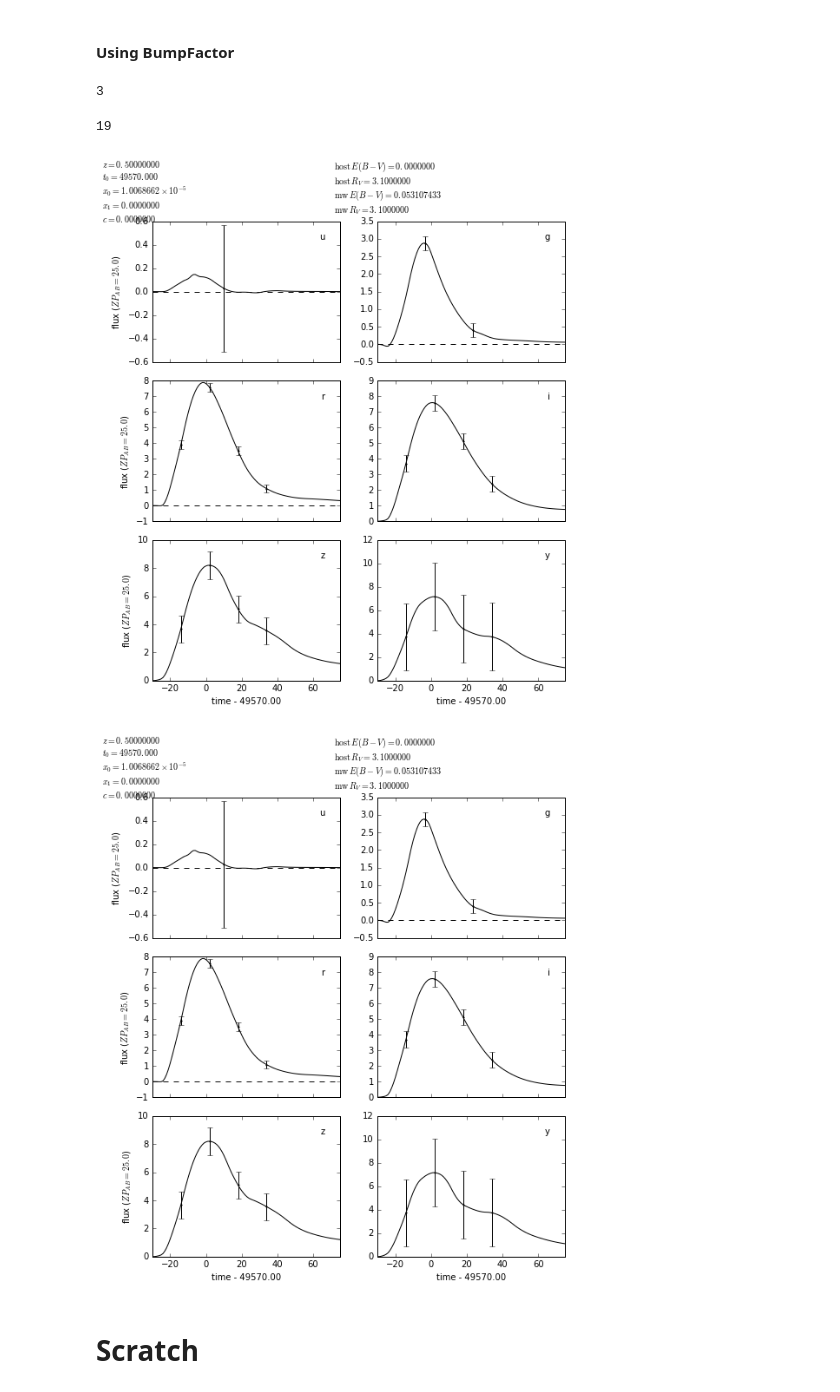
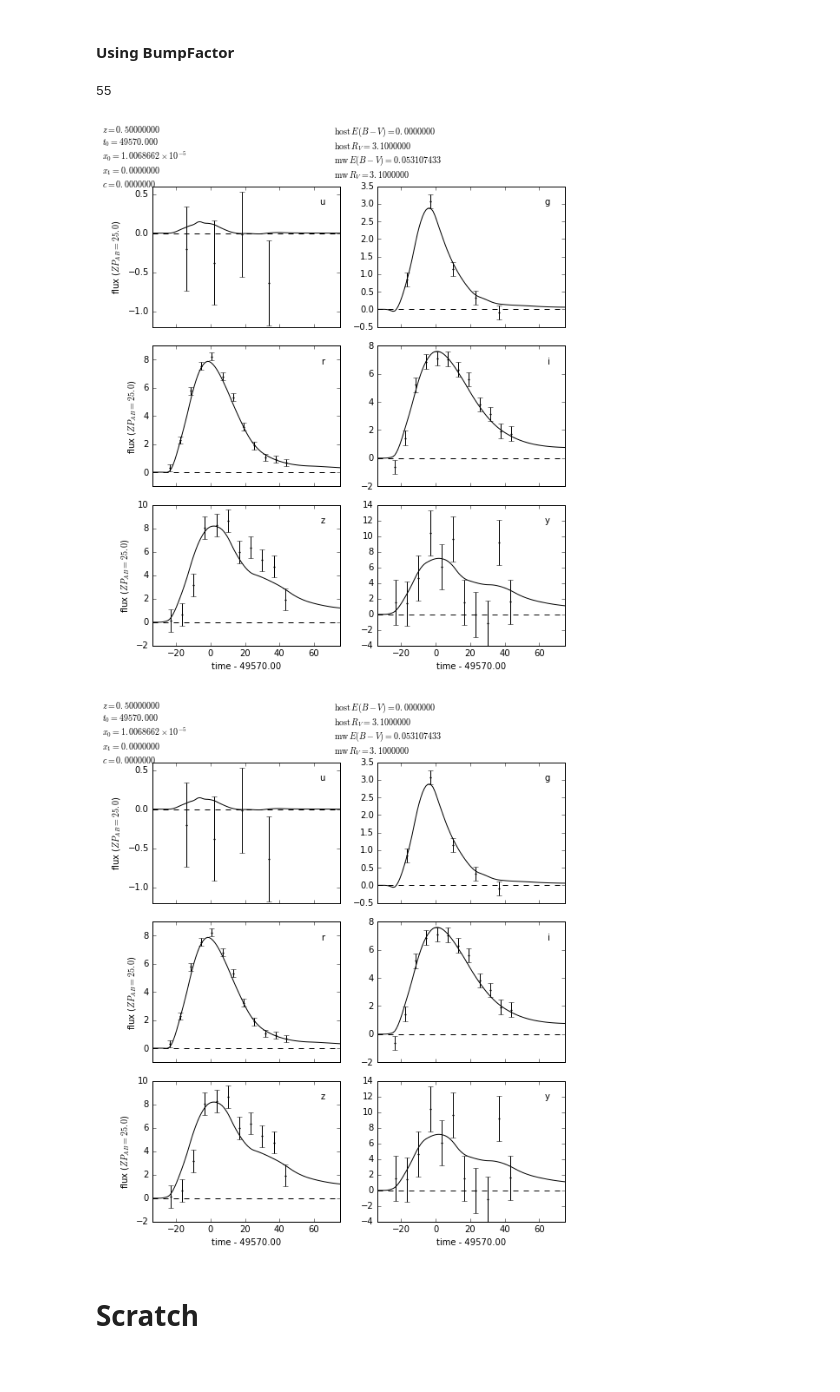
Before and after one commit to rbiswas4/Cadence, a Jupyter notebook: examples/using_gedankenLSST.ipynb, the cells around one changed output. Cells and saved outputs as stored; diff of their text form; code cells hidden in the pictures.

```diff
--- a/examples/using_gedankenLSST.ipynb
+++ b/examples/using_gedankenLSST.ipynb
@@ -264,16 +264,19 @@ snLSST.SNCosmoLC()
 thriceLsstCadence = deepcopy(gedankenLSST.LSSTReq)
 # %%
 thriceLsstCadence['bF'] = 3
+# %%
+lsst_Denseobs = gedankenLSST.GSN_Obs(mjd_center=49570.,
+                                    lsstrequirements=thriceLsstCadence,
+                                    ra=58., dec=-27.,
+                                    timeWindow=[-30., 50.])
 # %%
-snLSST = PerSNMetric(summarydf=lsst_obs.summary,t0=49570., raCol='ra', decCol='dec', lsst_bp=lsst_bp)
+snLSSTdense = PerSNMetric(summarydf=lsst_Denseobs.summary,t0=49570., raCol='ra', decCol='dec', lsst_bp=lsst_bp)
-# %% [output]
-3
-# %%
-snLSST.lcplot()
-# %% [output]
-19
-[figure, removed]
-[figure, removed]
+# %%
+snLSSTdense.lcplot(scattered=True)
+# %% [output]
+55
+[figure, added]
+[figure, added]
 # %% [markdown]
 # Scratch
 # %%
```
